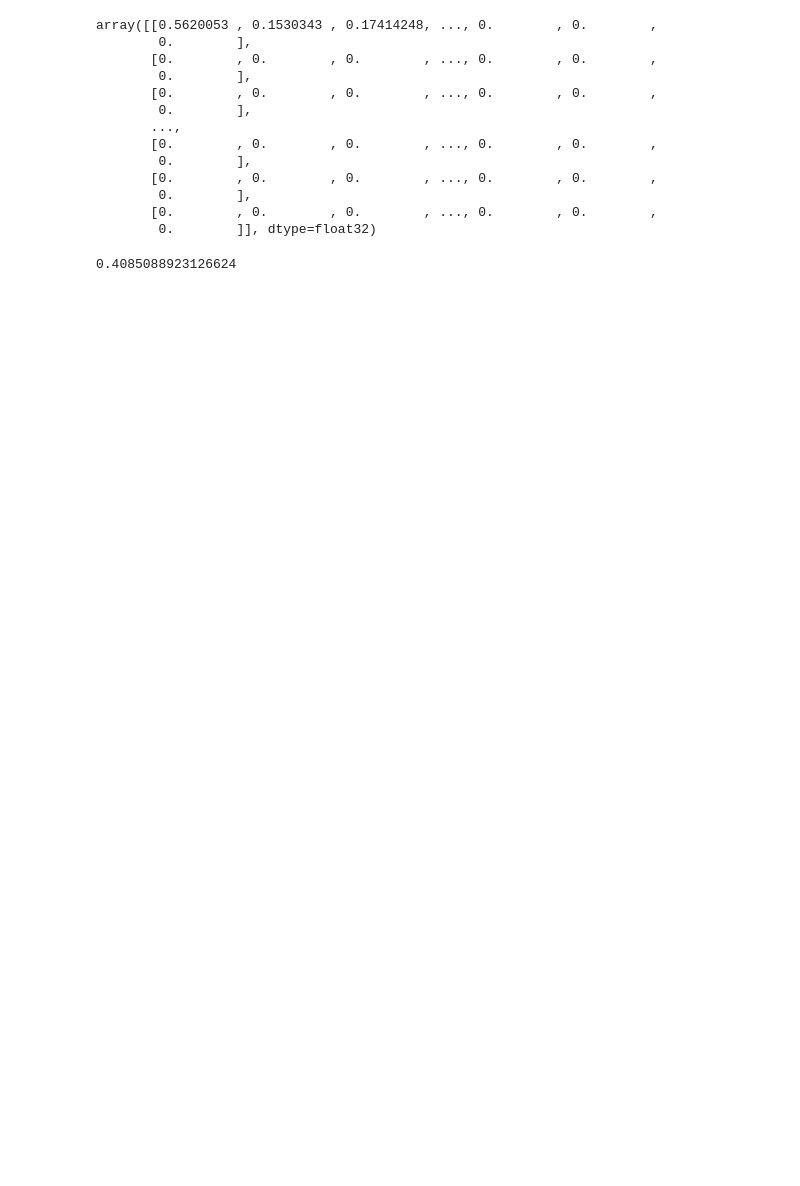
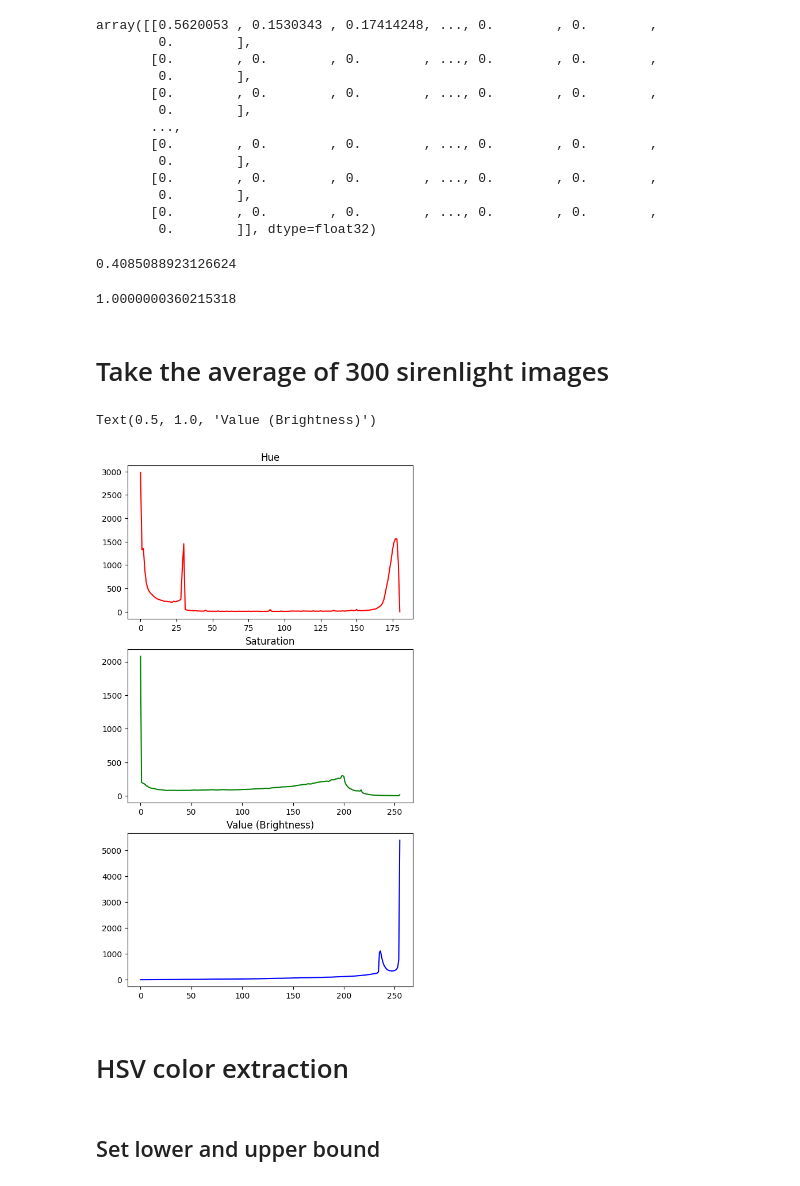
Before and after one commit to dynle/japanese-emergency-vehicles-detection, a Jupyter notebook: src/hsv.ipynb, the cells around one changed output. Saved outputs shown, nothing was run; the diff lists cells and outputs as text; code cells hidden in the pictures; blank space fills up the shorter version.

```diff
--- a/src/hsv.ipynb
+++ b/src/hsv.ipynb
@@ -81,3 +104,57 @@ ret = ret/np.sum(hist0)
 print(ret)
 # %% [output]
 0.4085088923126624
+# %%
+ret = cv2.compareHist(hist0, hist0, cv2.HISTCMP_INTERSECT)
+ret = ret/np.sum(hist0)
+print(ret)
+# %% [output]
+1.0000000360215318
+# %% [markdown]
+# Take the average of 300 sirenlight images
+# %%
+import os
+dir = "dataset-sirenlight/positive/"
+
+# hsv_combined = 0
+hist_combined_h = 0
+hist_combined_s = 0
+hist_combined_v = 0
+
+images_list = [os.path.join(dir, filename) for filename in os.listdir(dir) if not filename.startswith('.')]
+
+for img_path in images_list:
+    img = cv2.imread(img_path)
+    img_hsv = cv2.cvtColor(img,cv2.COLOR_BGR2HSV)
+    img_hsv = cv2.resize(img_hsv, (300,100))
+    # hsv_combined += img_hsv
+    h, s, v = img_hsv[:,:,0], img_hsv[:,:,1], img_hsv[:,:,2]
+    hist_combined_h += cv2.calcHist([h],[0],None,[181],[0,181])
+    hist_combined_s += cv2.calcHist([s],[0],None,[256],[0,256])
+    hist_combined_v += cv2.calcHist([v],[0],None,[256],[0,256])
+
+# hsv_combined /= 300
+hist_combined_h /= 300
+hist_combined_s /= 300
+hist_combined_v /= 300
+fig, axs = plt.subplots(3)
+fig.subplots_adjust(top=2)
+axs[0].plot(hist_combined_h, color='r', label="h")
+axs[0].set_title("Hue")
+axs[1].plot(hist_combined_s, color='g', label="s")
+axs[1].set_title("Saturation")
+axs[2].plot(hist_combined_v, color='b', label="v")
+axs[2].set_title("Value (Brightness)")
+
+# plt.plot(hist_combined_h, color='r', label="h")
+# plt.plot(hist_combined_s, color='g', label="s")
+# plt.plot(hist_combined_v, color='b', label="v")
+# plt.legend()
+# plt.show()
+# %% [output]
+Text(0.5, 1.0, 'Value (Brightness)')
+[figure, added]
+# %% [markdown]
+# HSV color extraction
+# %% [markdown]
+## Set lower and upper bound
```
Also changed, not shown: parts of 11 cells of this notebook.
